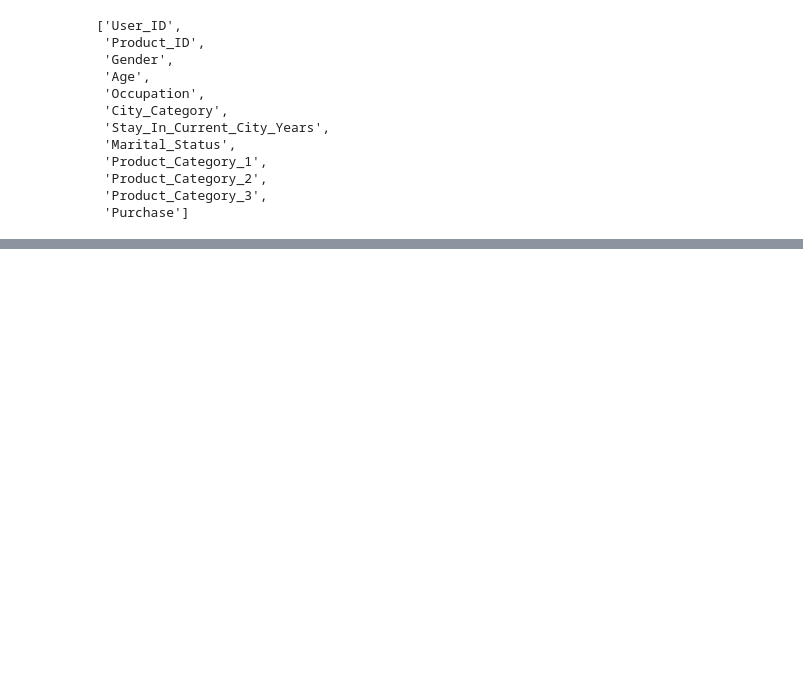
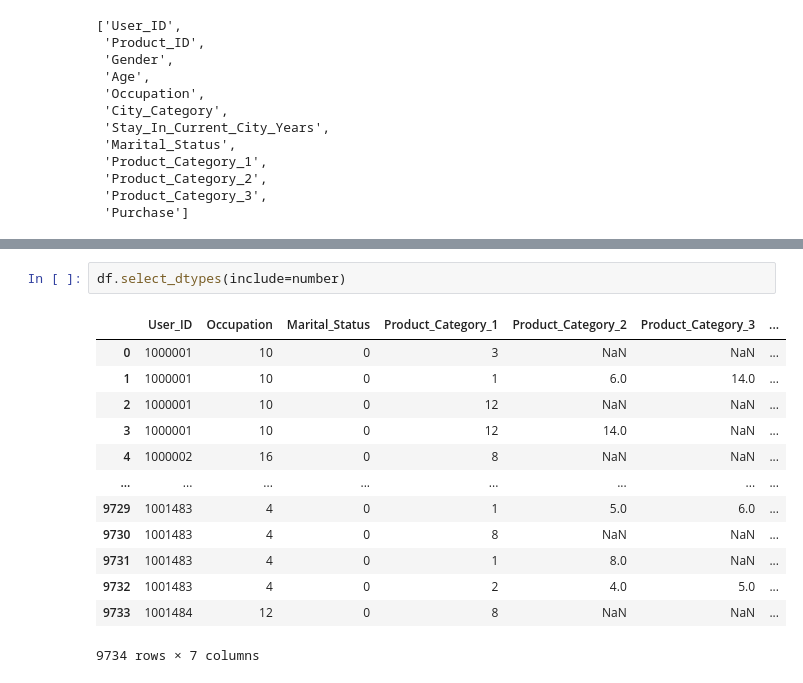
Before and after one commit to diasctiago/cod-streamlit, a Jupyter notebook: cod-streamlit.ipynb, the cells around one changed output, grey strips where cells are left out. Saved outputs shown, nothing was run; the diff lists cells and outputs as text; blank space fills up the shorter version.

```diff
--- a/cod-streamlit.ipynb
+++ b/cod-streamlit.ipynb
@@ -95,0 +116,16 @@ plt.barh(list(df.columns), df.isna().sum().values)
+# %%
+df.select_dtypes(include=number)
+# %% [output]
+|  | User_ID | Occupation | Marital_Status | Product_Category_1 | Product_Category_2 | Product_Category_3 | ... |
+| 0 | 1000001 | 10 | 0 | 3 | NaN | NaN | ... |
+| 1 | 1000001 | 10 | 0 | 1 | 6.0 | 14.0 | ... |
+| 2 | 1000001 | 10 | 0 | 12 | NaN | NaN | ... |
+| 3 | 1000001 | 10 | 0 | 12 | 14.0 | NaN | ... |
+| 4 | 1000002 | 16 | 0 | 8 | NaN | NaN | ... |
+| ... | ... | ... | ... | ... | ... | ... | ... |
+| 9729 | 1001483 | 4 | 0 | 1 | 5.0 | 6.0 | ... |
+| 9730 | 1001483 | 4 | 0 | 8 | NaN | NaN | ... |
+| 9731 | 1001483 | 4 | 0 | 1 | 8.0 | NaN | ... |
+| 9732 | 1001483 | 4 | 0 | 2 | 4.0 | 5.0 | ... |
+| 9733 | 1001484 | 12 | 0 | 8 | NaN | NaN | ... |
+9734 rows × 7 columns
```
Also changed, not shown: parts of 14 cells of this notebook, 2 other files.
